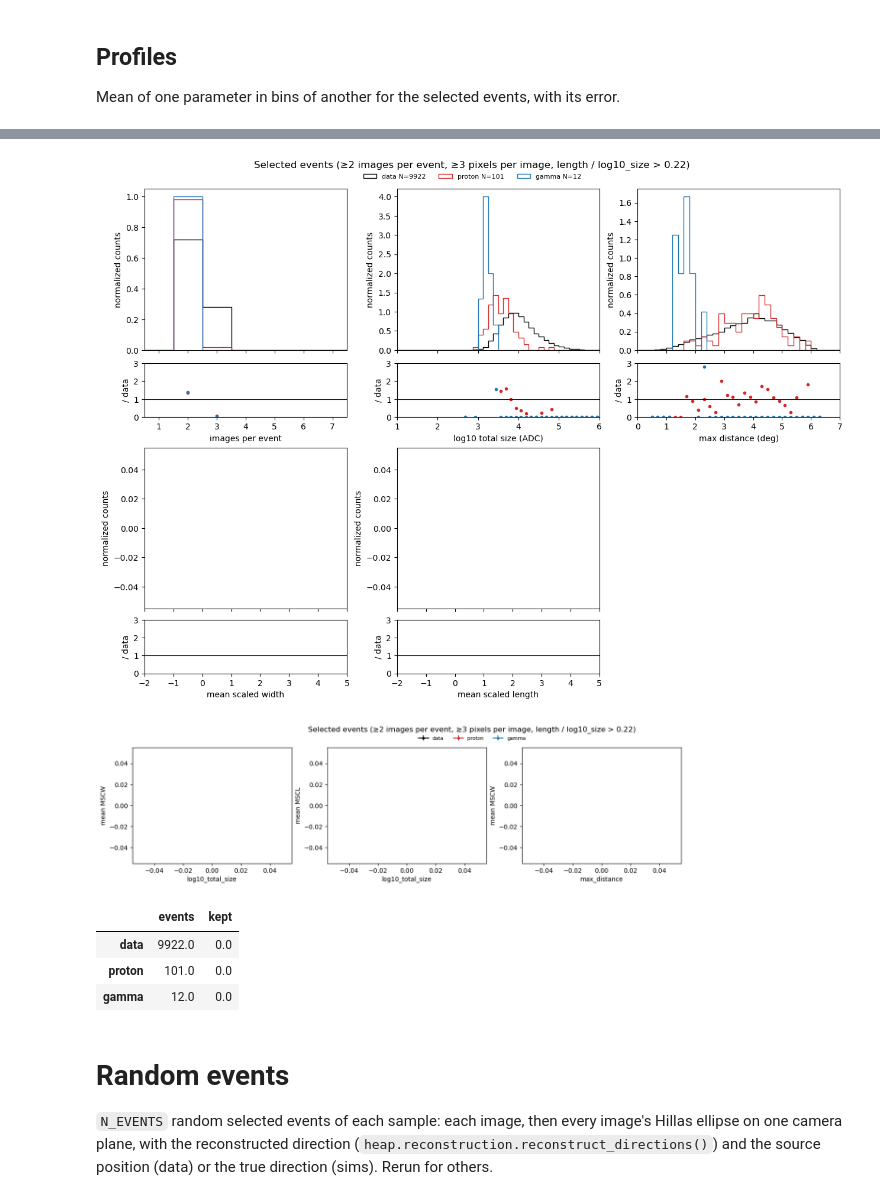
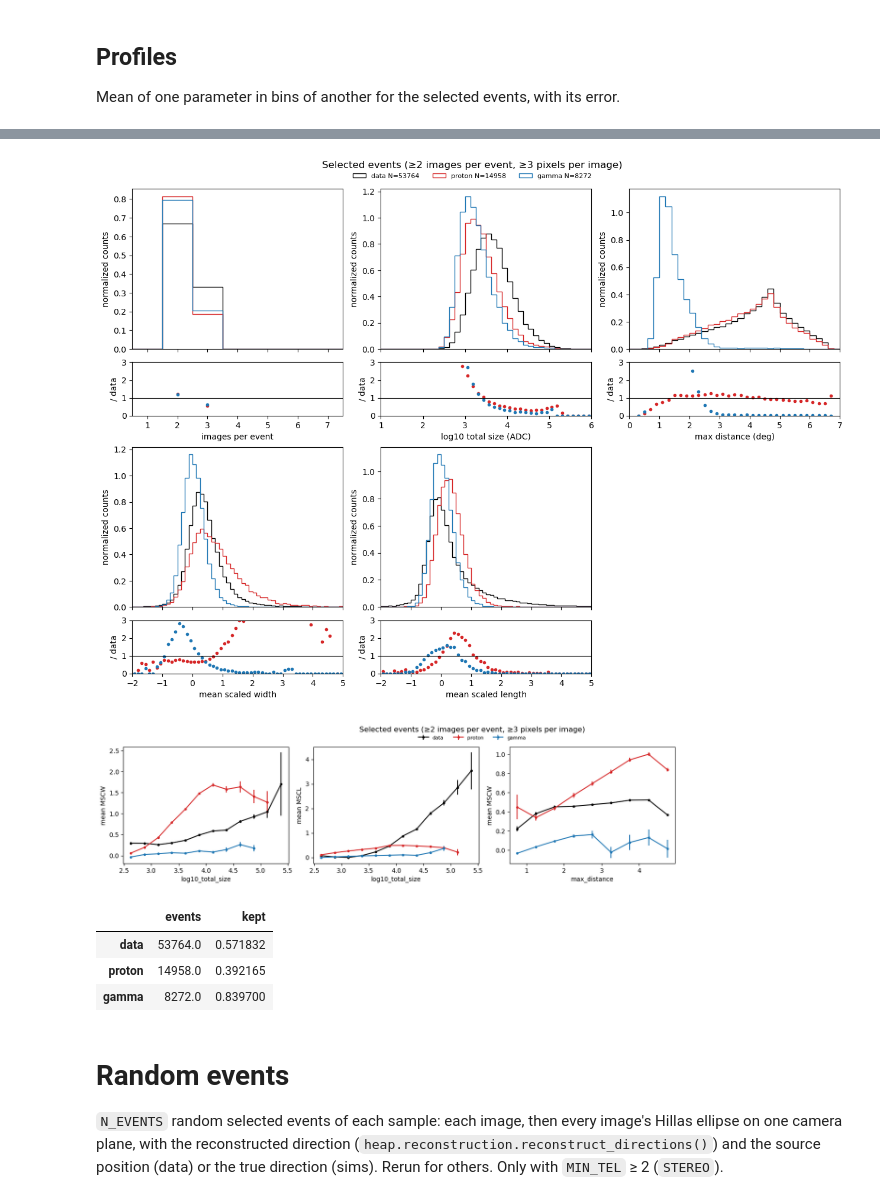
Before and after one commit to panoseti/PANOSETI-High-Energy-Analysis-Pipeline, a Jupyter notebook: simulation_tools/notebooks/data_mc.ipynb, the cells around one changed output, grey strips where cells are left out. Cells and saved outputs as stored; diff of their text form; code cells hidden in the pictures.

```diff
--- a/simulation_tools/notebooks/data_mc.ipynb
+++ b/simulation_tools/notebooks/data_mc.ipynb
@@ -335,7 +337,7 @@ Image cuts on the selected images, after the selection above; each event then ne
 before loosening them.
 # %%
 # pandas queries on the images' columns, e.g. "length / log10_size > 0.2", "width < 0.3", "Telescope != 'Heli'"; [] = none
-ADDITIONAL_CUTS = ["length / log10_size > 0.22"]
+ADDITIONAL_CUTS = [] #["size > 500"] #["length / log10_size > 0.22"]
 
 for label, array in arrays.items():
     for cut in ADDITIONAL_CUTS:
@@ -503,20 +505,21 @@ def event_parameters(array):
         "weight": grouped.weight.first(),
     })
 # %%
-tables = {column: lookup_table(arrays[LOOKUP_SAMPLE], column) for column in ["width", "length"]}
-for column, prefix in {"width": "MSCW", "length": "MSCL"}.items():
-    expected = out_of_fold_expected(column)
-    for label, array in arrays.items():
-        array[f"{prefix}T"], array[f"{prefix}TSigma"] = expected[label]
-        array[f"scaled_{column}"], array[f"{column}_weight"] = scale(array, column, *expected[label])
+if STEREO:
+    tables = {column: lookup_table(arrays[LOOKUP_SAMPLE], column) for column in ["width", "length"]}
+    for column, prefix in {"width": "MSCW", "length": "MSCL"}.items():
+        expected = out_of_fold_expected(column)
+        for label, array in arrays.items():
+            array[f"{prefix}T"], array[f"{prefix}TSigma"] = expected[label]
+            array[f"scaled_{column}"], array[f"{column}_weight"] = scale(array, column, *expected[label])
 
-fig, axs = plt.subplots(1, 4, figsize=(18, 4), layout="constrained")
-for ax, (column, key) in zip(axs, [(column, key) for column in tables for key in ("median", "sigma")]):
-    grid = tables[column][key].unstack().reindex(index=range(len(LOOKUP_X_BINS) - 1), columns=range(len(LOOKUP_Y_BINS) - 1))
-    im = ax.imshow(grid.T, origin="lower", aspect="auto", extent=[LOOKUP_X_BINS[0], LOOKUP_X_BINS[-1], LOOKUP_Y_BINS[0], LOOKUP_Y_BINS[-1]])
-    fig.colorbar(im, ax=ax)
-    ax.set(xlabel=LOOKUP_X, ylabel=LOOKUP_Y, title=f"{key} {column}")
-fig.suptitle(f"{LOOKUP_SAMPLE} lookup tables")
-plt.show()
-events = {label: event_parameters(array) for label, array in arrays.items()}
+    fig, axs = plt.subplots(1, 4, figsize=(18, 4), layout="constrained")
+    for ax, (column, key) in zip(axs, [(column, key) for column in tables for key in ("median", "sigma")]):
+        grid = tables[column][key].unstack().reindex(index=range(len(LOOKUP_X_BINS) - 1), columns=range(len(LOOKUP_Y_BINS) - 1))
+        im = ax.imshow(grid.T, origin="lower", aspect="auto", extent=[LOOKUP_X_BINS[0], LOOKUP_X_BINS[-1], LOOKUP_Y_BINS[0], LOOKUP_Y_BINS[-1]])
+        fig.colorbar(im, ax=ax)
+        ax.set(xlabel=LOOKUP_X, ylabel=LOOKUP_Y, title=f"{key} {column}")
+    fig.suptitle(f"{LOOKUP_SAMPLE} lookup tables")
+    plt.show()
+    events = {label: event_parameters(array) for label, array in arrays.items()}
 # %% [output]
@@ -524,27 +527,30 @@ ValueError: Cannot have number of splits n_splits=4 greater than the number of g
 # %%
-plot_hists(events, EVENT_PARAMS, f"Selected events ({SELECTED})", n_cols=3)
+if STEREO:
+    plot_hists(events, EVENT_PARAMS, f"Selected events ({SELECTED})", n_cols=3)
 # %% [output]
-[figure, old version]
+[figure, new version]
 # %%
-plot_profiles(events, [
-    ("log10_total_size", "MSCW", np.linspace(2.5, 5.5, 13)),
-    ("log10_total_size", "MSCL", np.linspace(2.5, 5.5, 13)),
-    ("max_distance", "MSCW", np.linspace(0, 5, 11)),
-], f"Selected events ({SELECTED})")
+if STEREO:
+    plot_profiles(events, [
+        ("log10_total_size", "MSCW", np.linspace(2.5, 5.5, 13)),
+        ("log10_total_size", "MSCL", np.linspace(2.5, 5.5, 13)),
+        ("max_distance", "MSCW", np.linspace(0, 5, 11)),
+    ], f"Selected events ({SELECTED})")
 # %% [output]
-[figure, old version]
+[figure, new version]
 # %%
-# the fraction of each sample a gamma/hadron cut keeps (e.g. from gamma_hadron.ipynb), as a pandas query on the events
-SELECTION = "MSCW < 0.5"
-pd.DataFrame({label: {"events": len(e), "kept": e.query(SELECTION).weight.sum() / e.weight.sum()} for label, e in events.items()}).T
+if STEREO:
+    # the fraction of each sample a gamma/hadron cut keeps (e.g. from gamma_hadron.ipynb), as a pandas query on the events
+    SELECTION = "MSCW < 0.5"
+    display(pd.DataFrame({label: {"events": len(e), "kept": e.query(SELECTION).weight.sum() / e.weight.sum()} for label, e in events.items()}).T)
 # %% [output]
 |  | events | kept |
-| data | 9922.0 | 0.0 |
-| proton | 101.0 | 0.0 |
-| gamma | 12.0 | 0.0 |
+| data | 53764.0 | 0.571832 |
+| proton | 14958.0 | 0.392165 |
+| gamma | 8272.0 | 0.839700 |
 # %% [markdown]
 # Random events
 `N_EVENTS` random selected events of each sample: each image, then every image's Hillas ellipse on one camera plane, with
 the reconstructed direction (`heap.reconstruction.reconstruct_directions()`) and the source position (data) or the true
-direction (sims). Rerun for others.
+direction (sims). Rerun for others. Only with `MIN_TEL` ≥ 2 (`STEREO`).
 # %%
```
Also changed, not shown: parts of 14 cells of this notebook, 1 other file.
